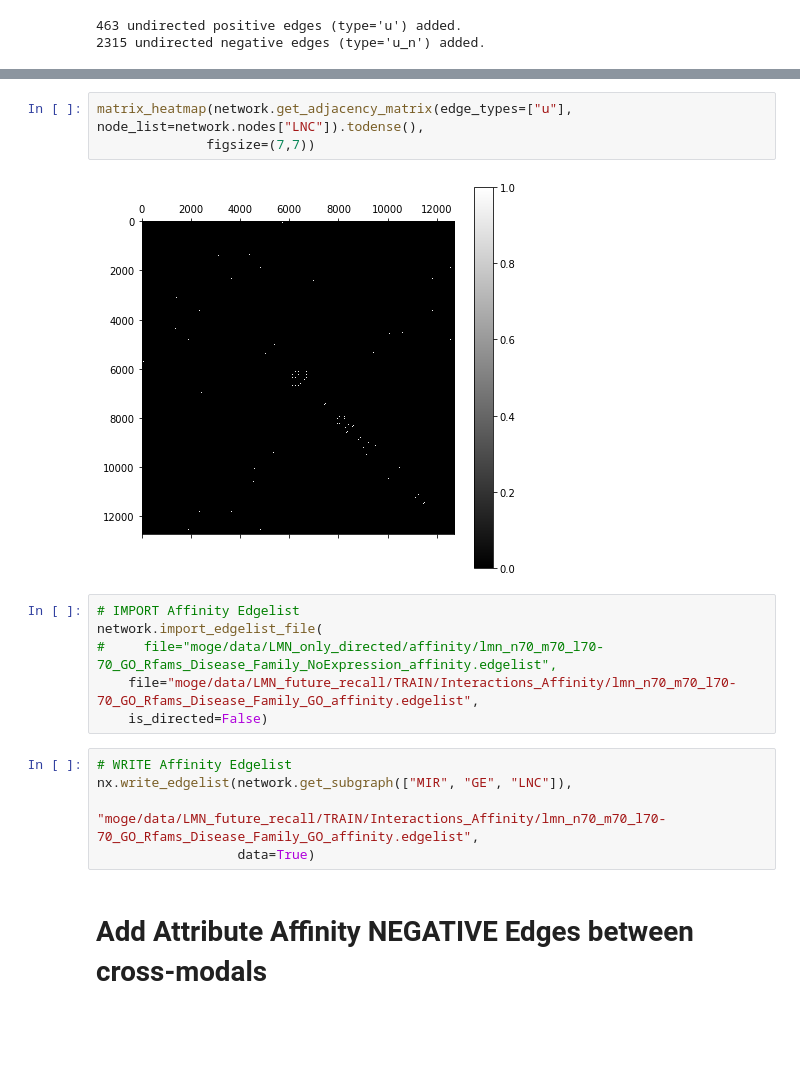
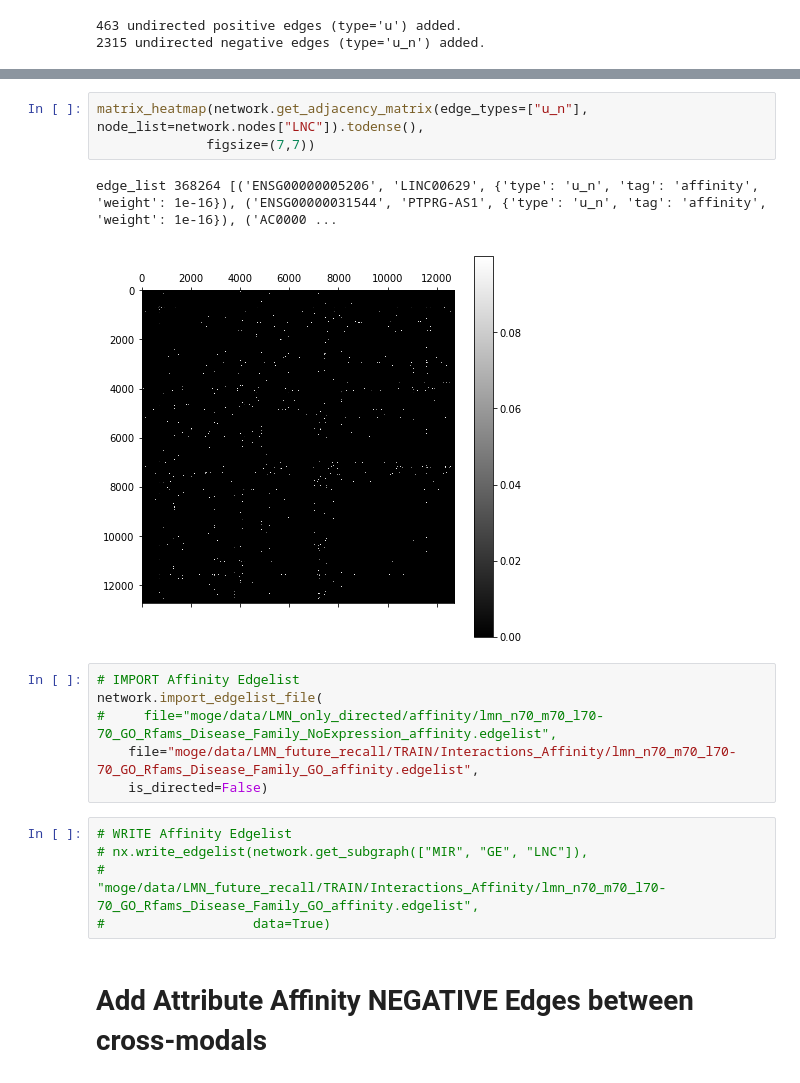
Before and after one commit to JonnyTran/MultiOmicsGraphEmbedding, a Jupyter notebook: miRNA-mRNA Load Heterogeneous Graph.ipynb, the cells around one changed output, grey strips where cells are left out. Drawn from its saved outputs; the diff is of its cells as text; blank space fills up the shorter version.

```diff
--- a/miRNA-mRNA Load Heterogeneous Graph.ipynb
+++ b/miRNA-mRNA Load Heterogeneous Graph.ipynb
@@ -317,8 +319,9 @@ matrix_heatmap(network.get_adjacency_matrix(edge_types=["u"], node_list=network.
 # %%
-matrix_heatmap(network.get_adjacency_matrix(edge_types=["u"], node_list=network.nodes["LNC"]).todense(),
+matrix_heatmap(network.get_adjacency_matrix(edge_types=["u_n"], node_list=network.nodes["LNC"]).todense(),
               figsize=(7,7))
 # %% [output]
+edge_list 368264 [('ENSG00000005206', 'LINC00629', {'type': 'u_n', 'tag': 'affinity', 'weight': 1e-16}), ('ENSG00000031544', 'PTPRG-AS1', {'type': 'u_n', 'tag': 'affinity', 'weight': 1e-16}), ('AC0000 ...
-[figure, old version]
+[figure, new version]
 # %%
 # IMPORT Affinity Edgelist
 network.import_edgelist_file(
@@ -327,9 +330,9 @@ network.import_edgelist_file(
     is_directed=False)
 # %%
 # WRITE Affinity Edgelist
-nx.write_edgelist(network.get_subgraph(["MIR", "GE", "LNC"]),
-                  "moge/data/LMN_future_recall/TRAIN/Interactions_Affinity/lmn_n70_m70_l70-70_GO_Rfams_Disease_Family_GO_affinity.edgelist",
-                  data=True)
+# nx.write_edgelist(network.get_subgraph(["MIR", "GE", "LNC"]),
+#                   "moge/data/LMN_future_recall/TRAIN/Interactions_Affinity/lmn_n70_m70_l70-70_GO_Rfams_Disease_Family_GO_affinity.edgelist",
+#                   data=True)
 # %% [markdown]
 # Add Attribute Affinity NEGATIVE Edges between cross-modals
 # %%
```
Also changed, not shown: parts of 11 cells of this notebook, 4 other files.
